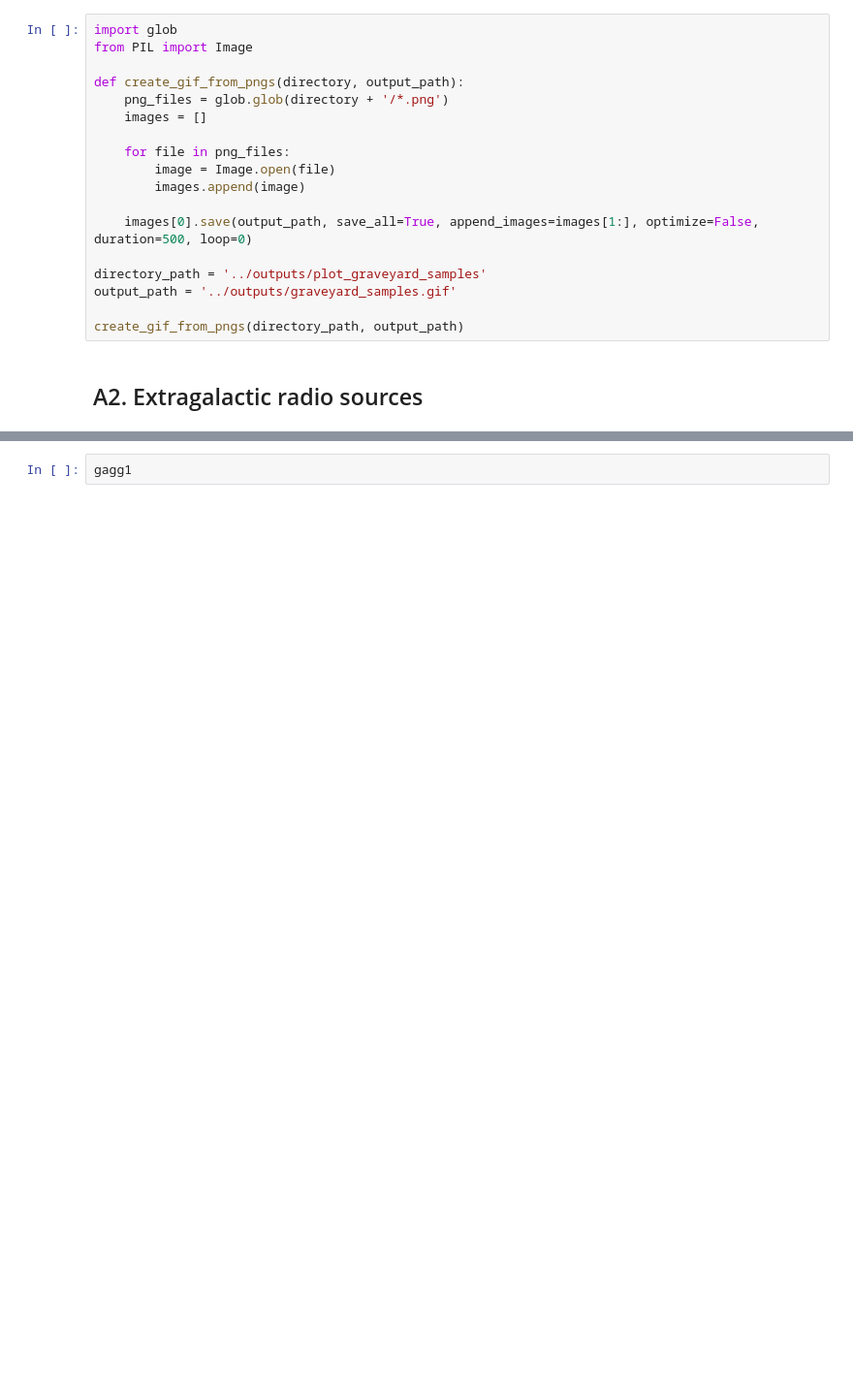
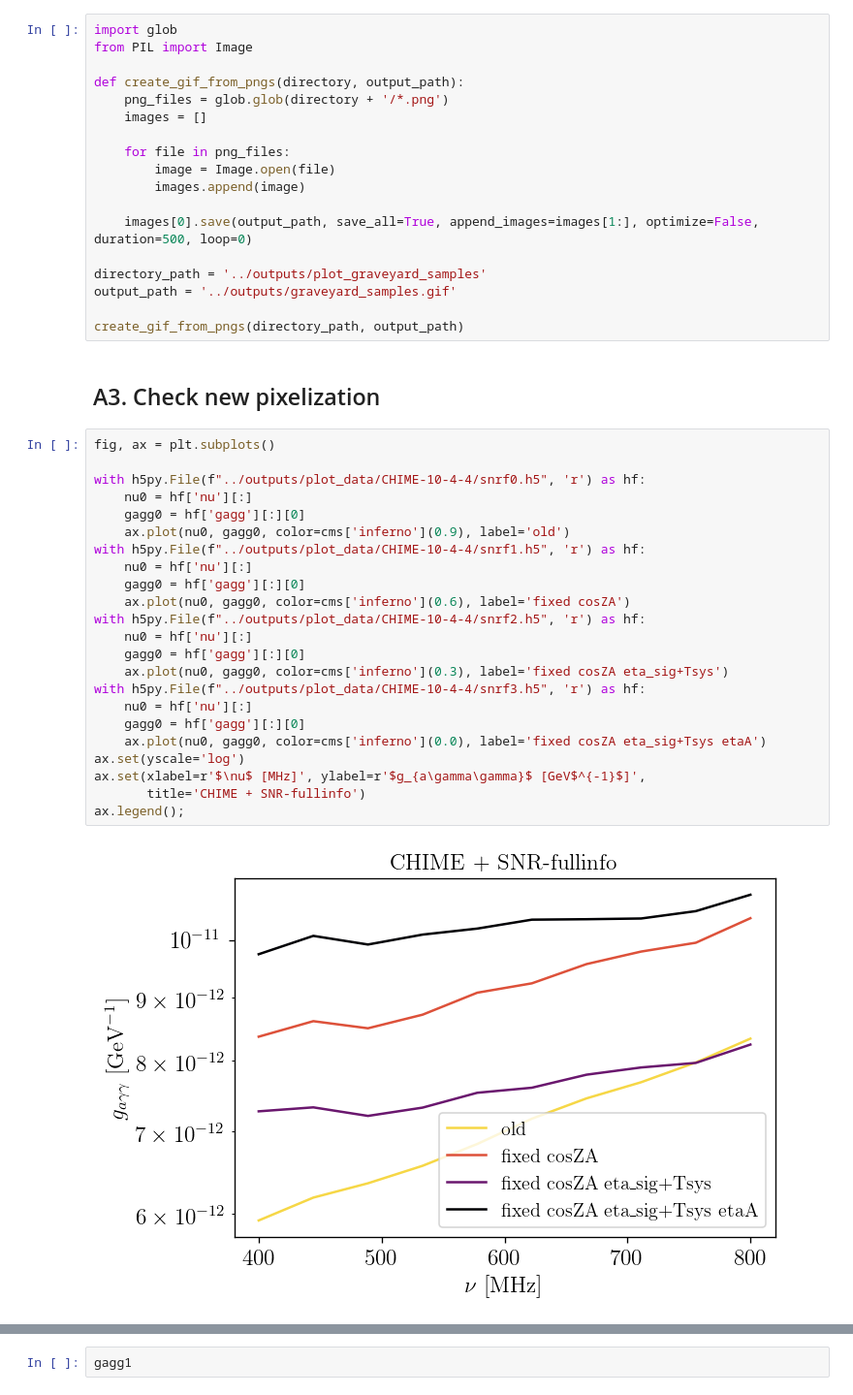
Before and after one commit to yitiansun/axion-mirror, a Jupyter notebook: estimates/plotting.ipynb, the cells around one changed output, grey strips where cells are left out. Shown at 97% size. Drawn from its saved outputs; the diff is of its cells as text; blank space fills up the shorter version.

Commit message:
new pixelization

```diff
--- a/estimates/plotting.ipynb
+++ b/estimates/plotting.ipynb
@@ -226,4 +226,29 @@ output_path = '../outputs/graveyard_samples.gif'
 
 create_gif_from_pngs(directory_path, output_path)
 # %% [markdown]
-## A2. Extragalactic radio sources
+## A3. Check new pixelization
+# %%
+fig, ax = plt.subplots()
+
+with h5py.File(f"../outputs/plot_data/CHIME-10-4-4/snrf0.h5", 'r') as hf:
+    nu0 = hf['nu'][:]
+    gagg0 = hf['gagg'][:][0]
+    ax.plot(nu0, gagg0, color=cms['inferno'](0.9), label='old')
+with h5py.File(f"../outputs/plot_data/CHIME-10-4-4/snrf1.h5", 'r') as hf:
+    nu0 = hf['nu'][:]
+    gagg0 = hf['gagg'][:][0]
+    ax.plot(nu0, gagg0, color=cms['inferno'](0.6), label='fixed cosZA')
+with h5py.File(f"../outputs/plot_data/CHIME-10-4-4/snrf2.h5", 'r') as hf:
+    nu0 = hf['nu'][:]
+    gagg0 = hf['gagg'][:][0]
+    ax.plot(nu0, gagg0, color=cms['inferno'](0.3), label='fixed cosZA eta_sig+Tsys')
+with h5py.File(f"../outputs/plot_data/CHIME-10-4-4/snrf3.h5", 'r') as hf:
+    nu0 = hf['nu'][:]
+    gagg0 = hf['gagg'][:][0]
+    ax.plot(nu0, gagg0, color=cms['inferno'](0.0), label='fixed cosZA eta_sig+Tsys etaA')
+ax.set(yscale='log')
+ax.set(xlabel=r'$\nu$ [MHz]', ylabel=r'$g_{a\gamma\gamma}$ [GeV$^{-1}$]',
+       title='CHIME + SNR-fullinfo')
+ax.legend();
+# %% [output]
+[figure, added]
```
Also changed, not shown: parts of 1 cell of this notebook, 11 other files.
